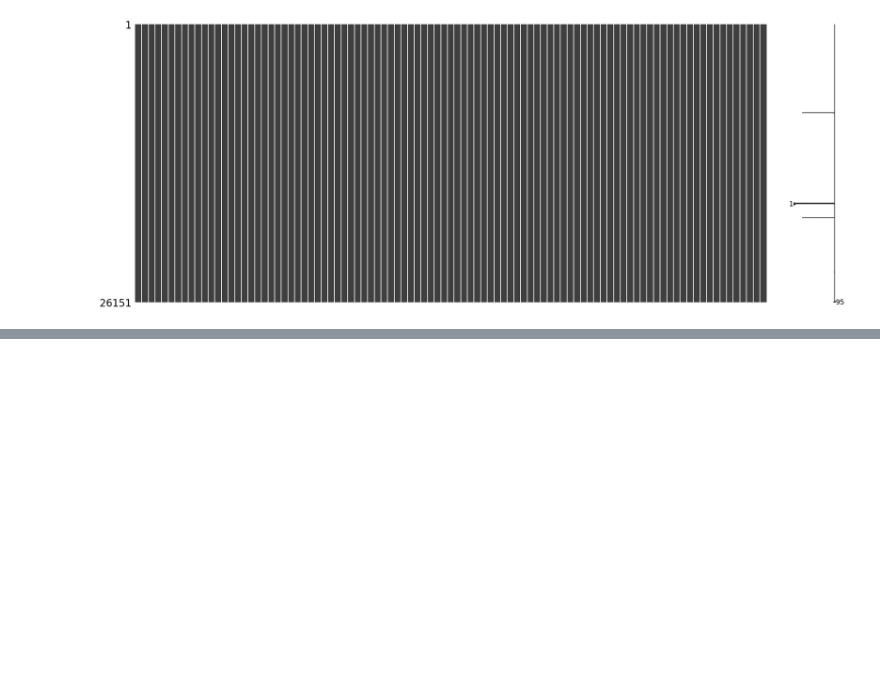
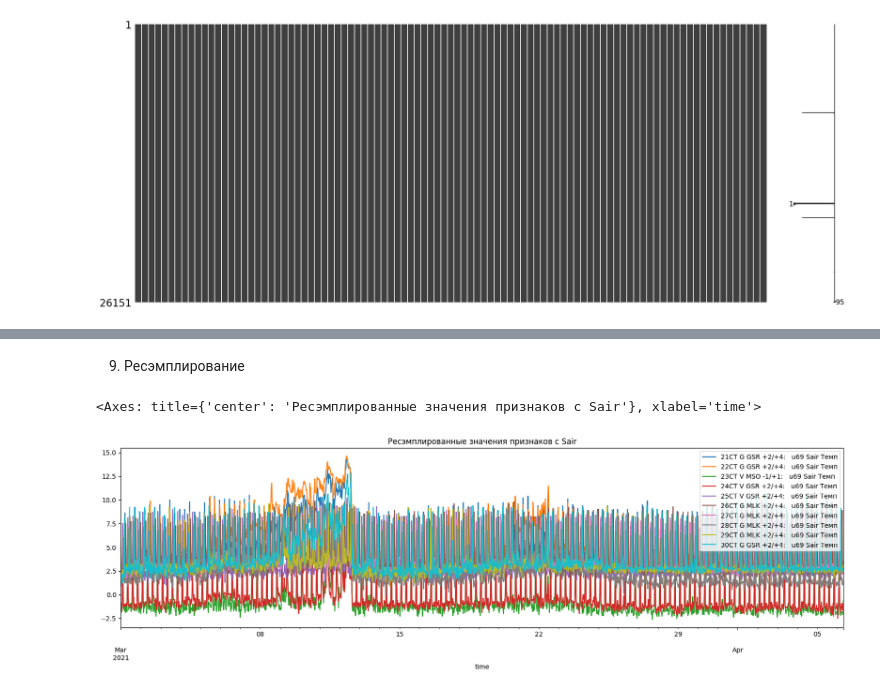
Before and after one commit to Lil-Poha/analise_data, a Jupyter notebook: 2_task/task2.ipynb, the cells around one changed output, grey strips where cells are left out. Drawn from its saved outputs; the diff is of its cells as text; code cells hidden in the pictures; blank space fills up the shorter version.

```diff
--- a/2_task/task2.ipynb
+++ b/2_task/task2.ipynb
@@ -127,0 +254,7 @@ Length: 95, dtype: int64
+# %% [markdown]
+9. Ресэмплирование
+# %%
+data[col_Sair].resample('30T').median().plot(figsize=(20,5), title='Ресэмплированные значения признаков с Sair')
+# %% [output]
+<Axes: title={'center': 'Ресэмплированные значения признаков с Sair'}, xlabel='time'>
+[figure, added]
```
Also changed, not shown: parts of 35 cells of this notebook.
